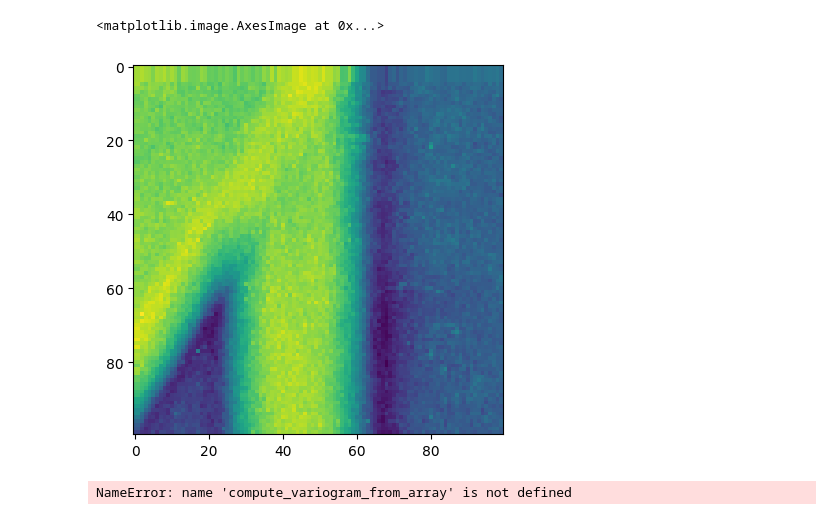
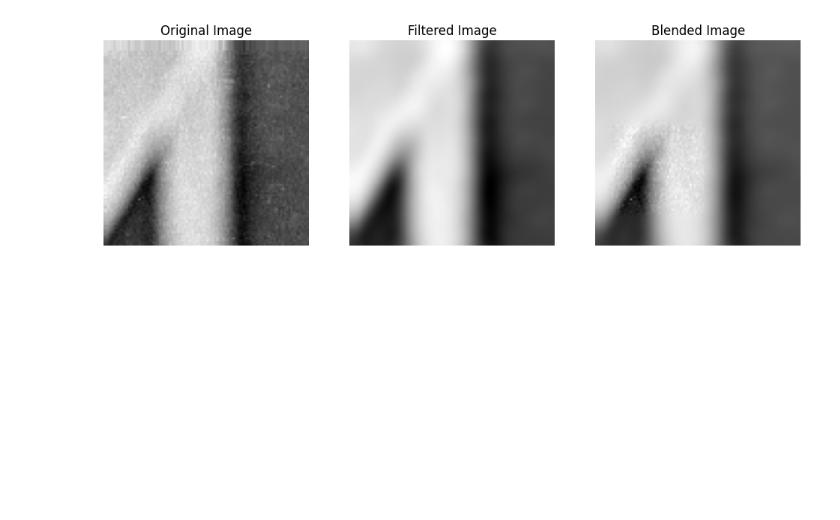
Before and after one commit to haenelt/surrogate_data, a Jupyter notebook: example.ipynb, the cells around one changed output. Saved outputs shown, nothing was run; the diff lists cells and outputs as text; code cells hidden in the pictures; blank space fills up the shorter version.

Commit message:
add smoothing function

```diff
--- a/example.ipynb
+++ b/example.ipynb
@@ -1,33 +1,35 @@
 # %%
 import numpy as np
 import matplotlib.image as mpimg
 import matplotlib.pyplot as plt
+from surrogate_data.surrogate import Mask, smooth
 
 file_img = "/cluster/visuo/users/danielh/code/surrogate_data/tests/data/lenna.png"
 image = mpimg.imread(file_img)
 data = np.mean(image, axis=2)[:100, :100]
 data = data.astype(np.float64)
+mask = Mask(data, perc=0.2).patch
+
+res = smooth(data, 100)
+res2 = smooth(data, 100, mask)
+
+# Display results
+plt.figure(figsize=(12, 4))
+plt.subplot(1, 3, 1)
+plt.imshow(data, cmap="gray")
+plt.title("Original Image")
+plt.axis("off")
+
+plt.subplot(1, 3, 2)
+plt.imshow(res, cmap="gray")
+plt.title("Filtered Image")
+plt.axis("off")
+
+plt.subplot(1, 3, 3)
+plt.imshow(res2, cmap="gray")
+plt.title("Blended Image")
+plt.axis("off")
+
+plt.show()
+# %% [output]
+[figure, added]
-# %%
-plt.imshow(data)
-# %% [output]
-<matplotlib.image.AxesImage at 0x...>
-[figure, removed]
-# %%
-# Example usage
-array = np.random.rand(10, 10)  # Example 2D array
-h = 2.0  # Example lag distance
-b = 1.0  # Example bandwidth
-
-gamma_h = compute_variogram_from_array(array, h, b)
-print(f"γ(h) = {gamma_h}")
-
-# Plot the variogram
-plt.plot(hh, np.array(res))
-plt.plot(h_values, variogram_result)
-plt.xlabel("Distance")
-plt.ylabel("Variogram")
-plt.title("Variogram Plot")
-plt.grid(True)
-plt.show()
-# %% [output]
-NameError: name 'compute_variogram_from_array' is not defined
```
Also changed, not shown: parts of 2 cells of this notebook, 7 other files.
